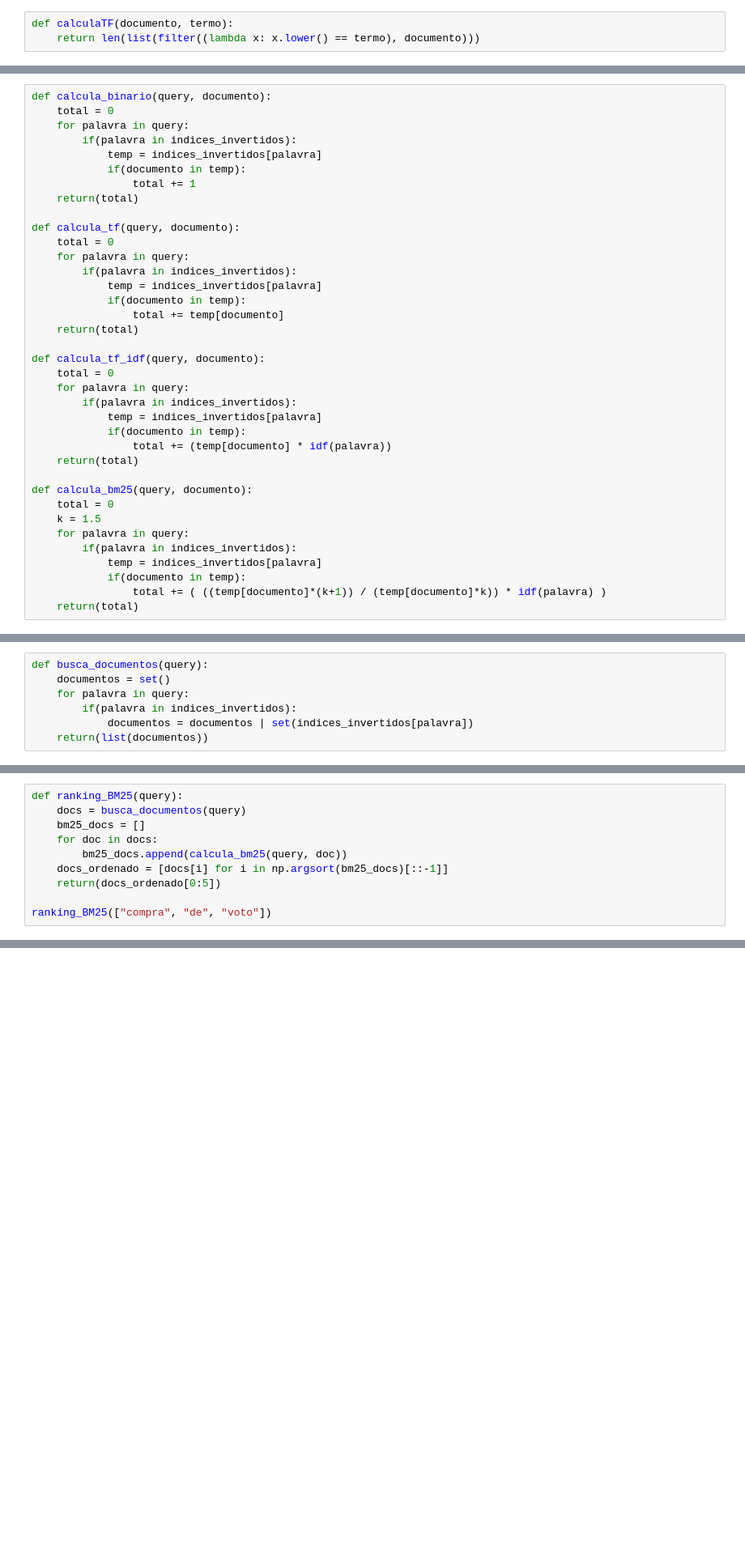
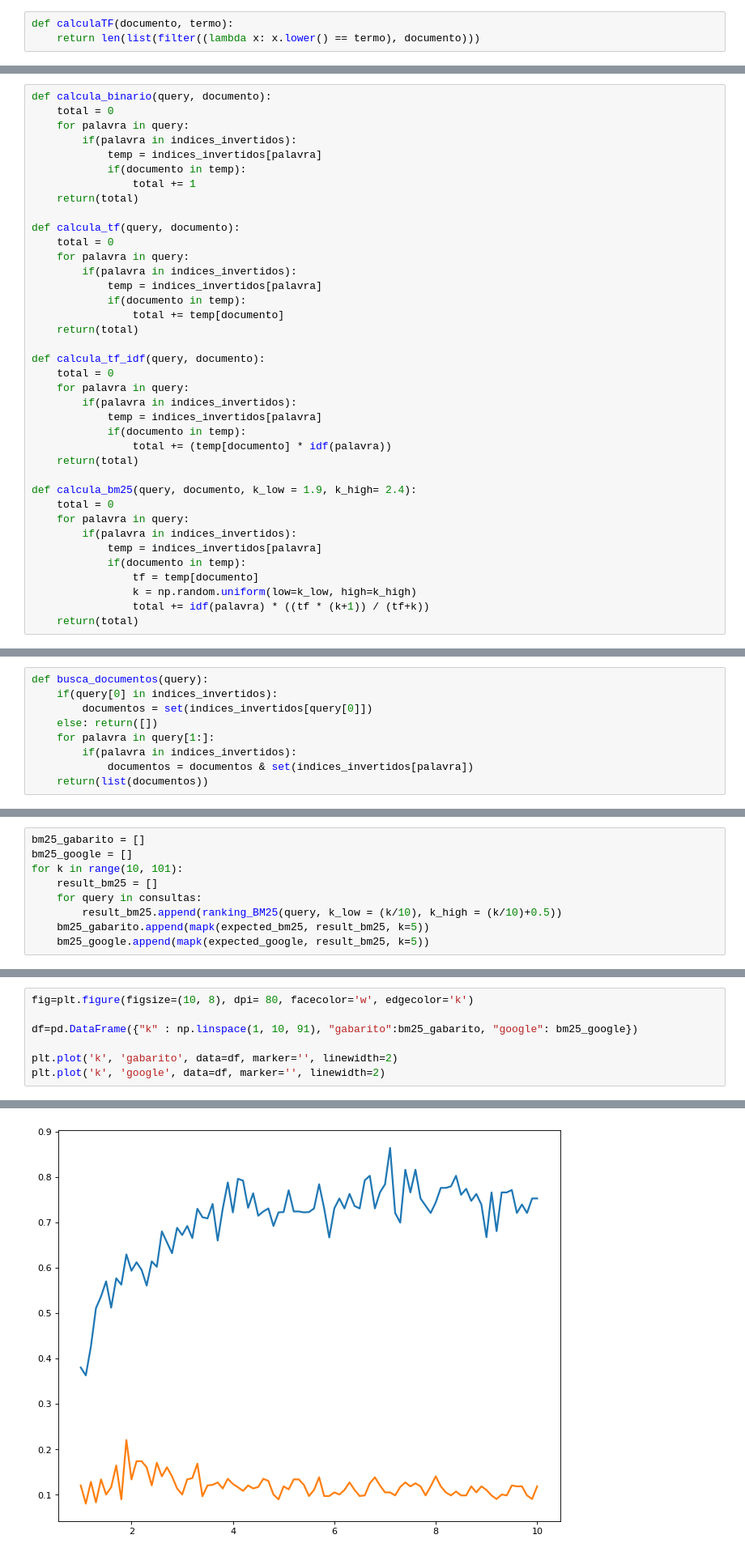
Before and after one commit to hugogbs/RecInfo, a Jupyter notebook: lab_01/parte_2/parte2.ipynb, the cells around one changed output, grey strips where cells are left out. Shown: that part at 81% size. Drawn from its saved outputs; the diff is of its cells as text; blank space fills up the shorter version.

```diff
--- a/lab_01/parte_2/parte2.ipynb
+++ b/lab_01/parte_2/parte2.ipynb
@@ -82,12 +107,13 @@ def calcula_tf_idf(query, documento):
                 total += (temp[documento] * idf(palavra))
     return(total)
 
-def calcula_bm25(query, documento):
+def calcula_bm25(query, documento, k_low = 1.9, k_high= 2.4):
     total = 0
-    k = 1.5
     for palavra in query:
         if(palavra in indices_invertidos):
             temp = indices_invertidos[palavra]
             if(documento in temp):
-                total += ( ((temp[documento]*(k+1)) / (temp[documento]*k)) * idf(palavra) )
+                tf = temp[documento]
+                k = np.random.uniform(low=k_low, high=k_high)
+                total += idf(palavra) * ((tf * (k+1)) / (tf+k))
     return(total)
@@ -94,7 +124,9 @@ def calcula_bm25(query, documento):
 # %%
 def busca_documentos(query):
-    documentos = set()
-    for palavra in query:
+    if(query[0] in indices_invertidos):
+        documentos = set(indices_invertidos[query[0]])
+    else: return([])
+    for palavra in query[1:]:
         if(palavra in indices_invertidos):
-            documentos = documentos | set(indices_invertidos[palavra])
+            documentos = documentos & set(indices_invertidos[palavra])
     return(list(documentos))
@@ -131,10 +132,0 @@ ranking_tf_idf(["segundo", "turno"])
-# %%
-def ranking_BM25(query):
-    docs = busca_documentos(query)
-    bm25_docs = []
-    for doc in docs:
-        bm25_docs.append(calcula_bm25(query, doc))
-    docs_ordenado = [docs[i] for i in np.argsort(bm25_docs)[::-1]]
-    return(docs_ordenado[0:5])
-
-ranking_BM25(["compra", "de", "voto"])
@@ -211,0 +330,9 @@ print(mapk(expected_bm25, result_bm25, k=5))
+# %%
+bm25_gabarito = []
+bm25_google = []
+for k in range(10, 101):
+    result_bm25 = []
+    for query in consultas:
+        result_bm25.append(ranking_BM25(query, k_low = (k/10), k_high = (k/10)+0.5))
+    bm25_gabarito.append(mapk(expected_bm25, result_bm25, k=5))
+    bm25_google.append(mapk(expected_google, result_bm25, k=5))
@@ -211,0 +343,8 @@ print(mapk(expected_bm25, result_bm25, k=5))
+# %%
+fig=plt.figure(figsize=(10, 8), dpi= 80, facecolor='w', edgecolor='k')
+
+df=pd.DataFrame({"k" : np.linspace(1, 10, 91), "gabarito":bm25_gabarito, "google": bm25_google})
+
+plt.plot('k', 'gabarito', data=df, marker='', linewidth=2)
+plt.plot('k', 'google', data=df, marker='', linewidth=2)
+# %% [output]
@@ -211,0 +352 @@ print(mapk(expected_bm25, result_bm25, k=5))
+[figure, added]
```
Also changed, not shown: parts of 43 cells of this notebook, 1 other file.
